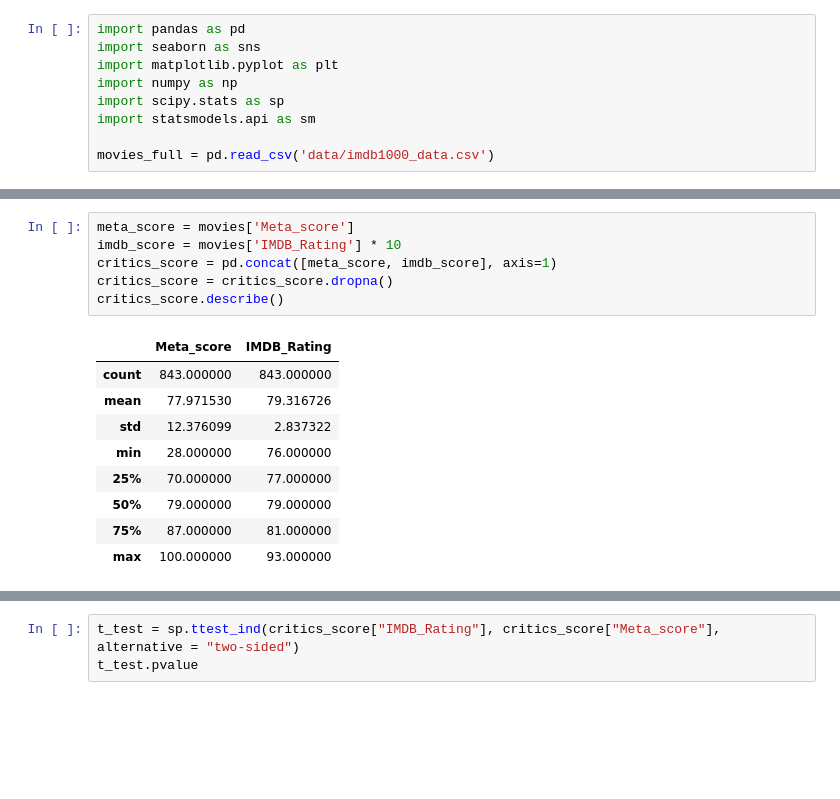
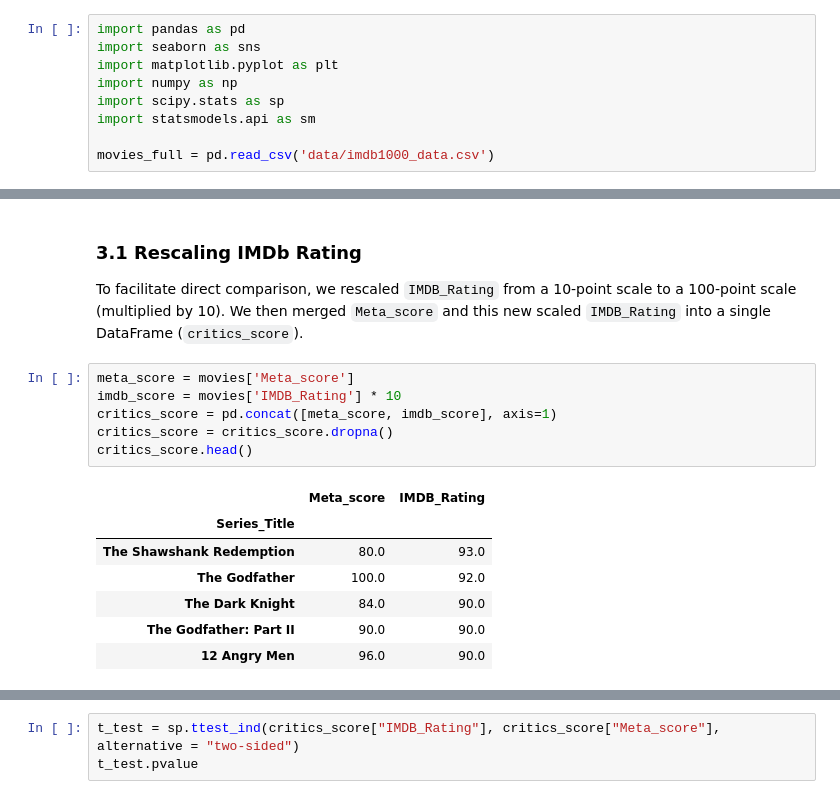
Before and after one commit to Doctor2007/movie_analysis, a Jupyter notebook: main.ipynb, the cells around one changed output, grey strips where cells are left out. Saved outputs shown, nothing was run; the diff lists cells and outputs as text; blank space fills up the shorter version.

```diff
--- a/main.ipynb
+++ b/main.ipynb
@@ -89,16 +115,18 @@ movies.sort_values(by='Released_Year', ascending=False).head()
+# %% [markdown]
+### **3.1 Rescaling IMDb Rating**
+
+To facilitate direct comparison, we rescaled `IMDB_Rating` from a 10‐point scale to a 100‐point scale (multiplied by 10). We then merged `Meta_score` and this new scaled `IMDB_Rating` into a single DataFrame (`critics_score`).
 # %%
 meta_score = movies['Meta_score']
 imdb_score = movies['IMDB_Rating'] * 10
 critics_score = pd.concat([meta_score, imdb_score], axis=1)
 critics_score = critics_score.dropna()
-critics_score.describe()
+critics_score.head()
 # %% [output]
 |  | Meta_score | IMDB_Rating |
-| count | 843.000000 | 843.000000 |
-| mean | 77.971530 | 79.316726 |
-| std | 12.376099 | 2.837322 |
-| min | 28.000000 | 76.000000 |
-| 25% | 70.000000 | 77.000000 |
-| 50% | 79.000000 | 79.000000 |
-| 75% | 87.000000 | 81.000000 |
-| max | 100.000000 | 93.000000 |
+| Series_Title |  |  |
+| The Shawshank Redemption | 80.0 | 93.0 |
+| The Godfather | 100.0 | 92.0 |
+| The Dark Knight | 84.0 | 90.0 |
+| The Godfather: Part II | 90.0 | 90.0 |
+| 12 Angry Men | 96.0 | 90.0 |
```
Also changed, not shown: parts of 47 cells of this notebook.
